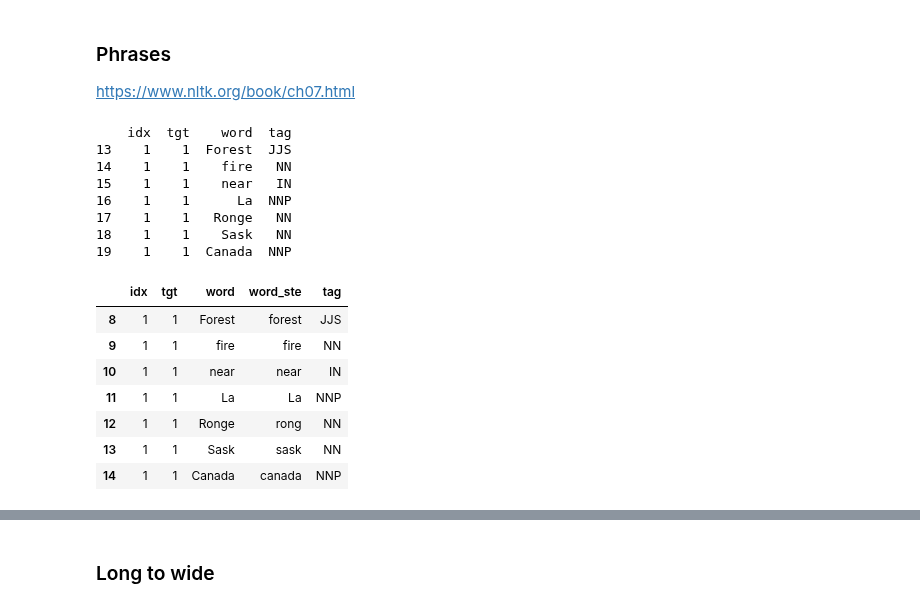
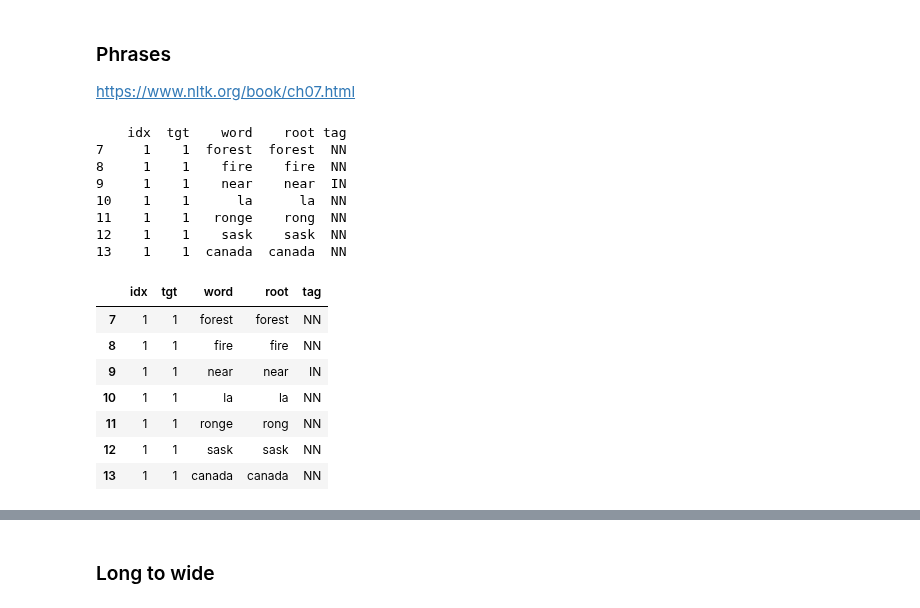
Before and after one commit to nviktorys/NLP0, a Jupyter notebook: 01_DataPreparation.ipynb, the cells around one changed output, grey strips where cells are left out. Saved outputs shown, nothing was run; the diff lists cells and outputs as text; code cells hidden in the pictures.

```diff
--- a/01_DataPreparation.ipynb
+++ b/01_DataPreparation.ipynb
@@ -174,16 +173,17 @@ sent.head(5)
 #text = data.text
 text = sent.clean_tweet
 text_root = sent.clean_tweet_root
+tokenizer = MWETokenizer([('lem','me')]) # to prevent 'lemme' from splitting into two parts (lem, me), don't know why it doing it
 
 words_all = []
 words_root = []
 words_idx = []
 words_tgt = []
 for s in range(len(data)):
-  words_all += word_tokenize(text[s])
+  words_all += tokenizer.tokenize(word_tokenize(text[s]))
   words_root += word_tokenize(text_root[s])
-  words_idx += [s]*len(word_tokenize(text[s]))
-  words_tgt += [data.target[s]]*len(word_tokenize(text[s]))
+  words_idx += [s]*len(word_tokenize(text_root[s]))
+  words_tgt += [data.target[s]]*len(word_tokenize(text_root[s]))
 print(words_all[:3])
 print(words_root[:3])
 print(words_idx[:3])
@@ -246,6 +219,0 @@ word_tokenize(text_root[6014])
-# %%
-# Stemming - reduce words to their roots
-porter = PorterStemmer()
-for w in range(len(words)):
-  words.loc[w,'word_ste'] = porter.stem(words.word.loc[w])
-words.head(3)
@@ -263,8 +226,8 @@ print(words.word_ste.nunique())
 # %%
 # Add part-of-speach tags
-for w in range(len(words_stp)):
-  words_stp.loc[w,'tag'] = nltk.pos_tag([words_stp.word[w]])[0][1].replace('$', '')
-print(words_stp.head(5))
+for w in range(len(words)):
+  words.loc[w,'tag'] = nltk.pos_tag([words.word[w]])[0][1].replace('$', '')
+print(words.head(5))
 #print(words_stp.groupby('tag').tag.count())
-plt.bar(words_stp.tag.value_counts().sort_values(ascending=False)[:10].reset_index()['index'],words_stp.tag.value_counts().sort_values(ascending=False)[:10].reset_index()['tag'])
+plt.bar(words.tag.value_counts().sort_values(ascending=False)[:10].reset_index()['index'],words.tag.value_counts().sort_values(ascending=False)[:10].reset_index()['tag'])
 # %% [output]
@@ -297,25 +244,25 @@ plt.bar(words_pnk.tag.value_counts().sort_values(ascending=False)[:10].reset_ind
 https://www.nltk.org/book/ch07.html
 # %%
 n=1
-print(words_pnk[words_pnk.idx==n])
-words_stp[words_stp.idx==n]
+print(words[words.idx==n])
+words[words.idx==n]
 # %% [output]
-    idx  tgt    word  tag
-13    1    1  Forest  JJS
-14    1    1    fire   NN
-15    1    1    near   IN
-16    1    1      La  NNP
-17    1    1   Ronge   NN
-18    1    1    Sask   NN
-19    1    1  Canada  NNP
+    idx  tgt    word    root tag
+7     1    1  forest  forest  NN
+8     1    1    fire    fire  NN
+9     1    1    near    near  IN
+10    1    1      la      la  NN
+11    1    1   ronge    rong  NN
+12    1    1    sask    sask  NN
+13    1    1  canada  canada  NN
-|  | idx | tgt | word | word_ste | tag |
-| 8 | 1 | 1 | Forest | forest | JJS |
-| 9 | 1 | 1 | fire | fire | NN |
-| 10 | 1 | 1 | near | near | IN |
-| 11 | 1 | 1 | La | La | NNP |
-| 12 | 1 | 1 | Ronge | rong | NN |
-| 13 | 1 | 1 | Sask | sask | NN |
-| 14 | 1 | 1 | Canada | canada | NNP |
+|  | idx | tgt | word | root | tag |
+| 7 | 1 | 1 | forest | forest | NN |
+| 8 | 1 | 1 | fire | fire | NN |
+| 9 | 1 | 1 | near | near | IN |
+| 10 | 1 | 1 | la | la | NN |
+| 11 | 1 | 1 | ronge | rong | NN |
+| 12 | 1 | 1 | sask | sask | NN |
+| 13 | 1 | 1 | canada | canada | NN |
 # %%
 # To fix the tree.draw() error
 #!apt-get install -y xvfb
```
Also changed, not shown: parts of 19 cells of this notebook.
